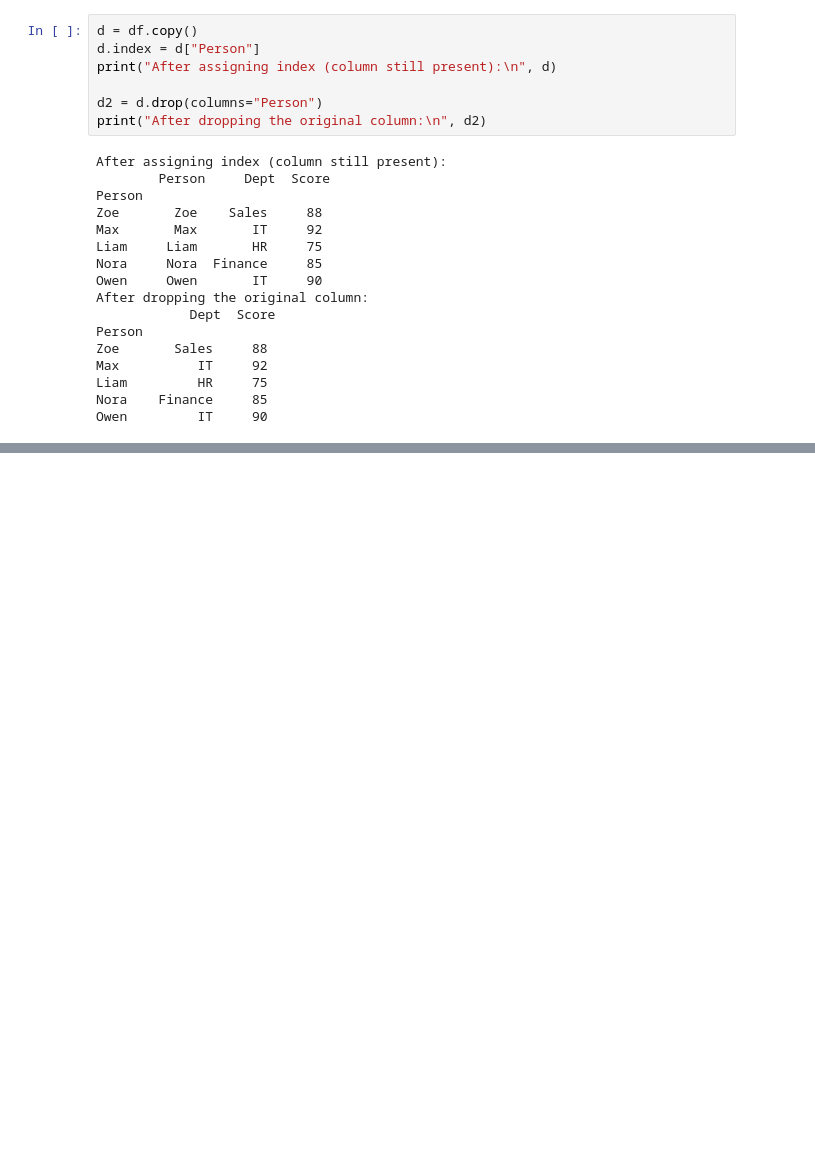
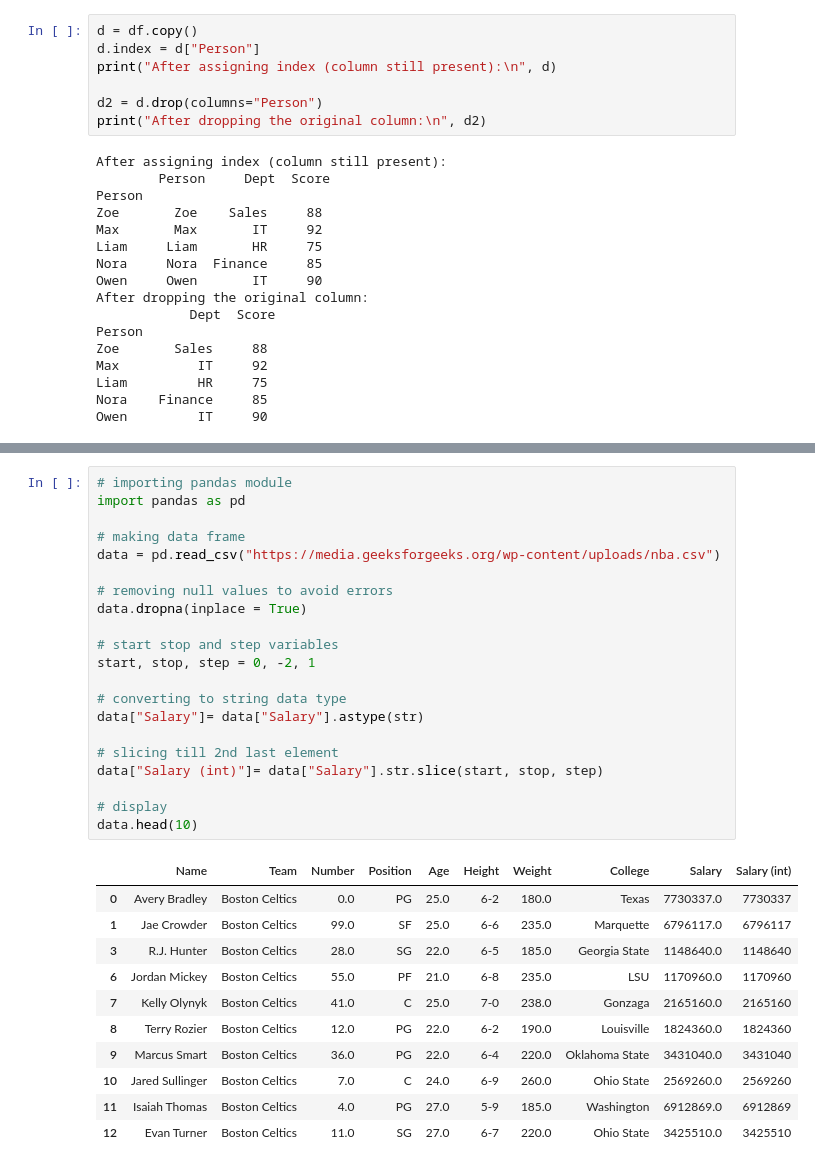
Before and after one commit to harshithvinesh/machine_learning, a Jupyter notebook: pandas.ipynb, the cells around one changed output, grey strips where cells are left out. Drawn from its saved outputs; the diff is of its cells as text; blank space fills up the shorter version.

```diff
--- a/pandas.ipynb
+++ b/pandas.ipynb
@@ -1142,0 +1438,33 @@ Owen         IT     90
+# %%
+# importing pandas module
+import pandas as pd
+
+# making data frame
+data = pd.read_csv("https://media.geeksforgeeks.org/wp-content/uploads/nba.csv")
+
+# removing null values to avoid errors
+data.dropna(inplace = True)
+
+# start stop and step variables
+start, stop, step = 0, -2, 1
+
+# converting to string data type
+data["Salary"]= data["Salary"].astype(str)
+
+# slicing till 2nd last element
+data["Salary (int)"]= data["Salary"].str.slice(start, stop, step)
+
+# display
+data.head(10)
+# %% [output]
+|  | Name | Team | Number | Position | Age | Height | Weight | College | Salary | Salary (int) |
+| 0 | Avery Bradley | Boston Celtics | 0.0 | PG | 25.0 | 6-2 | 180.0 | Texas | 7730337.0 | 7730337 |
+| 1 | Jae Crowder | Boston Celtics | 99.0 | SF | 25.0 | 6-6 | 235.0 | Marquette | 6796117.0 | 6796117 |
+| 3 | R.J. Hunter | Boston Celtics | 28.0 | SG | 22.0 | 6-5 | 185.0 | Georgia State | 1148640.0 | 1148640 |
+| 6 | Jordan Mickey | Boston Celtics | 55.0 | PF | 21.0 | 6-8 | 235.0 | LSU | 1170960.0 | 1170960 |
+| 7 | Kelly Olynyk | Boston Celtics | 41.0 | C | 25.0 | 7-0 | 238.0 | Gonzaga | 2165160.0 | 2165160 |
+| 8 | Terry Rozier | Boston Celtics | 12.0 | PG | 22.0 | 6-2 | 190.0 | Louisville | 1824360.0 | 1824360 |
+| 9 | Marcus Smart | Boston Celtics | 36.0 | PG | 22.0 | 6-4 | 220.0 | Oklahoma State | 3431040.0 | 3431040 |
+| 10 | Jared Sullinger | Boston Celtics | 7.0 | C | 24.0 | 6-9 | 260.0 | Ohio State | 2569260.0 | 2569260 |
+| 11 | Isaiah Thomas | Boston Celtics | 4.0 | PG | 27.0 | 5-9 | 185.0 | Washington | 6912869.0 | 6912869 |
+| 12 | Evan Turner | Boston Celtics | 11.0 | SG | 27.0 | 6-7 | 220.0 | Ohio State | 3425510.0 | 3425510 |
```
Also changed, not shown: parts of 14 cells of this notebook, 1 other file.
